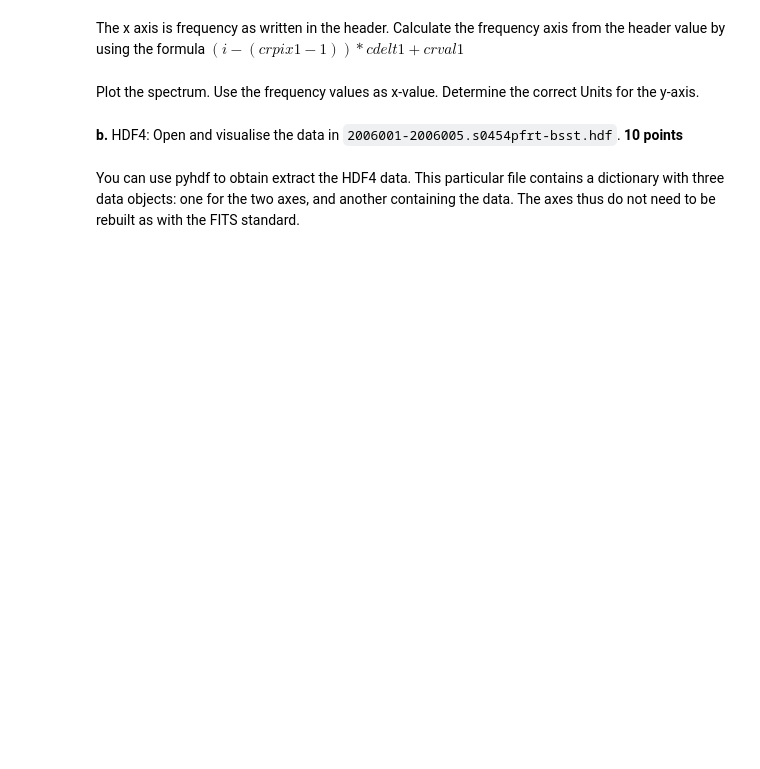
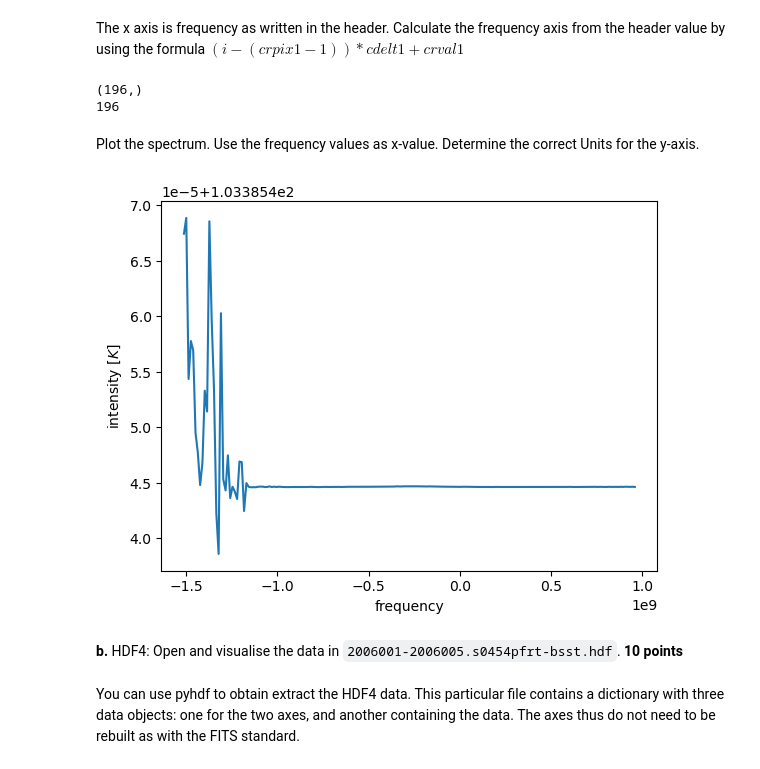
Before and after one commit to DAAP-Summer-2024/astronomical-data-analysis-inakaefer, a Jupyter notebook: assignment_2.ipynb, the cells around one changed output. Drawn from its saved outputs; the diff is of its cells as text; code cells hidden in the pictures; blank space fills up the shorter version.

```diff
--- a/assignment_2.ipynb
+++ b/assignment_2.ipynb
@@ -54,7 +69,8 @@ Then access the spectrum data. The `.data` attribute of a table HDU contains the
 # %%
 # add your code here
 
-data = hdul[0].data
+data = hdul[0].data[0,0,0,:]
+#hdul[0].data
 
 print(data)
 
@@ -84,10 +98,35 @@ The x axis is frequency as written in the header. Calculate the frequency axis f
+# %%
+# add your code here
+
+print(data.shape)    # just checking how many x-values I need
+
+i = 0
+frequency = []
+
+for i in range(len(data)):
+    frequency.append(((i - (header["CRPIX1"] - 1)) * header["CDELT1"] + header["CRVAL1"]))
+
+print(len(frequency))    # checking that the result is reasonable
+# %% [output]
+(196,)
+196
 # %% [markdown]
 Plot the spectrum. Use the frequency values as x-value. Determine the correct Units for the y-axis.
 # %%
 from matplotlib import pyplot as plt
 %matplotlib inline
 
 # here your code
+
+data_adjusted = (data * header["BSCALE"]) + header["BZERO"]
+
+plt.plot(frequency, data_adjusted)
+plt.xlabel(r"frequency")
+plt.ylabel(r"intensity $[K]$")
+
+plt.show()
+# %% [output]
+[figure, added]
 # %% [markdown]
 **b.** HDF4: Open and visualise the data in `2006001-2006005.s0454pfrt-bsst.hdf`. **10 points**
 # %% [markdown]
```
Also changed, not shown: parts of 4 cells of this notebook.
